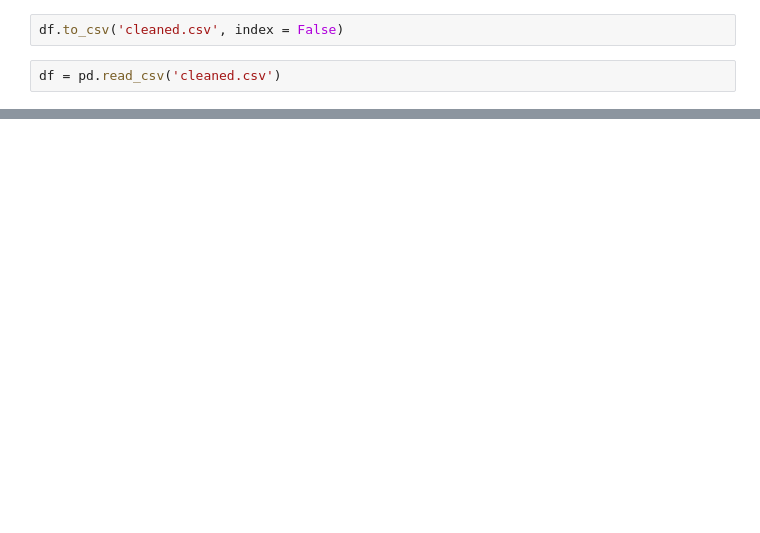
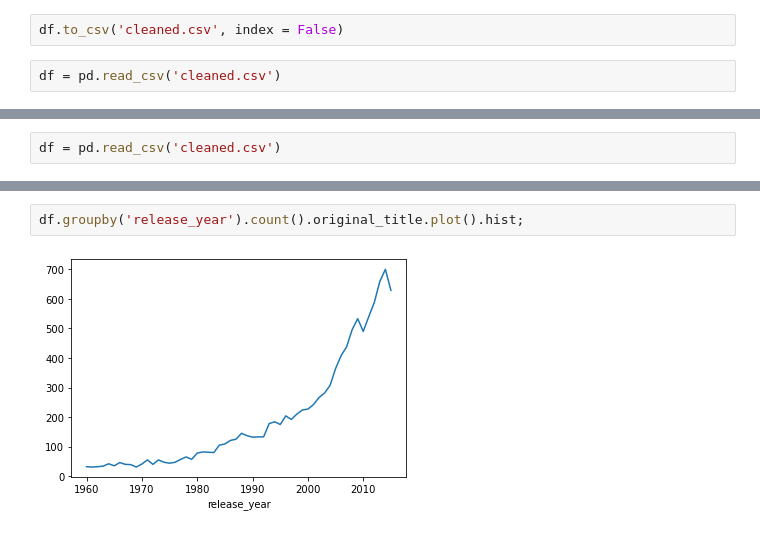
Before and after one commit to KaoriMI/Project_Investigate_a_Dataset, a Jupyter notebook: playground.ipynb, the cells around one changed output, grey strips where cells are left out. Drawn from its saved outputs; the diff is of its cells as text; blank space fills up the shorter version.

```diff
--- a/playground.ipynb
+++ b/playground.ipynb
@@ -175,0 +184,2 @@ df.describe()
+# %%
+df = pd.read_csv('cleaned.csv')
@@ -175,0 +200,4 @@ df.describe()
+# %%
+df.groupby('release_year').count().original_title.plot().hist;
+# %% [output]
+[figure, added]
```
Also changed, not shown: parts of 14 cells of this notebook, 1 other file.
